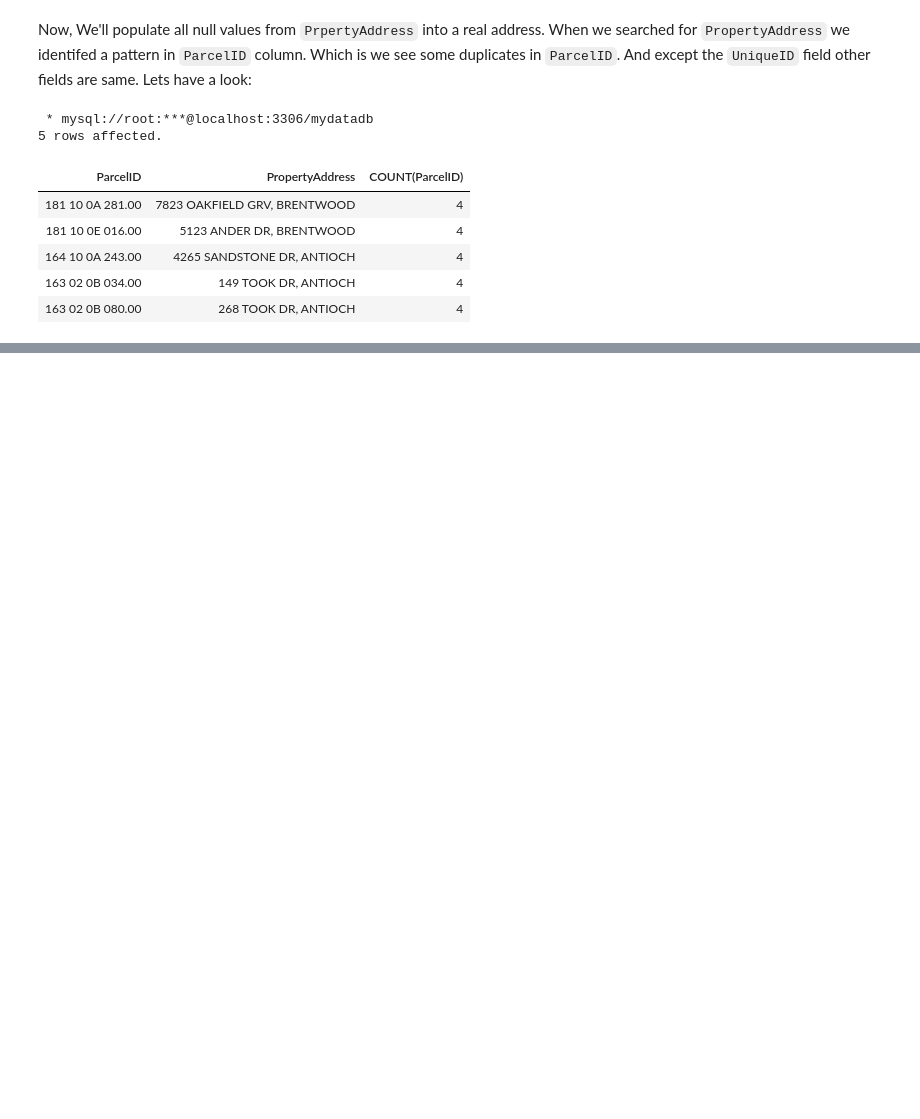
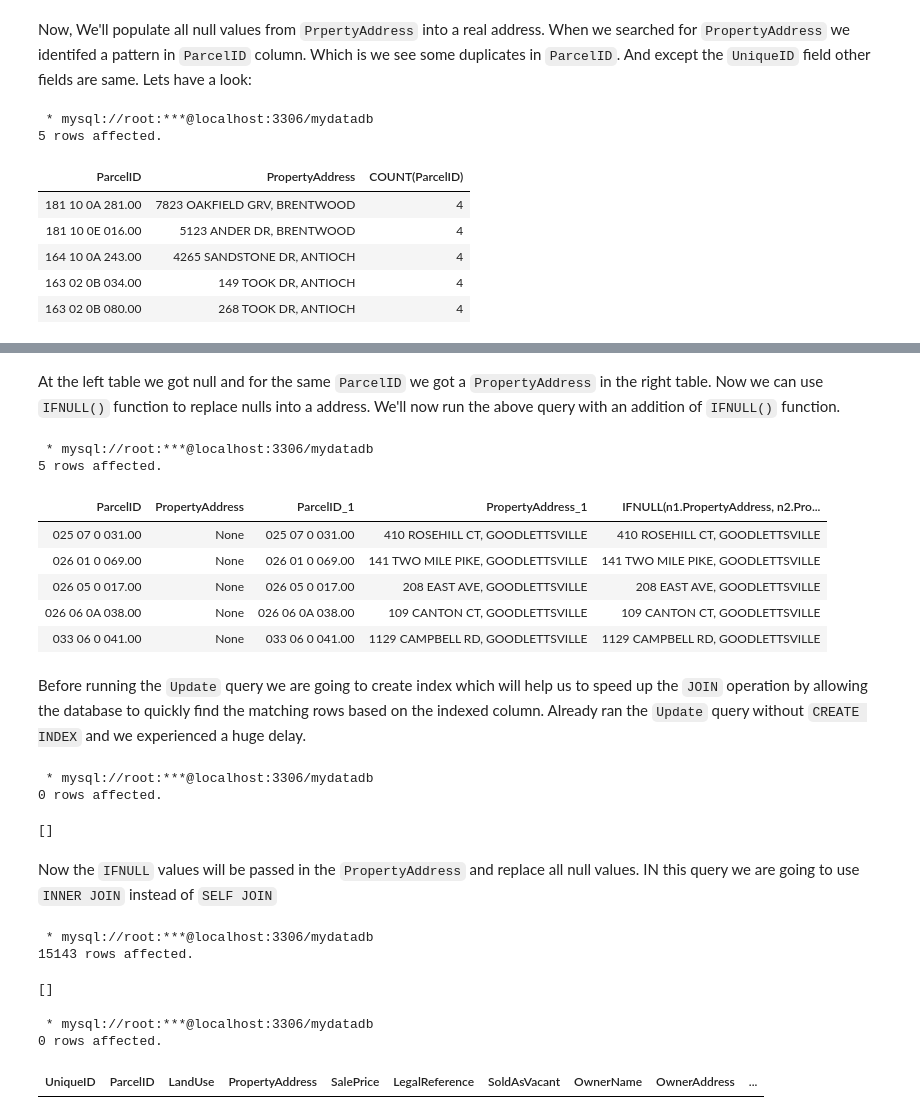
Before and after one commit to ncdas/Data_Cleaning_SQL-Nashville-Housing-Data, a Jupyter notebook: data_cleaning_nashville.ipynb, the cells around one changed output, grey strips where cells are left out. Saved outputs shown, nothing was run; the diff lists cells and outputs as text; code cells hidden in the pictures; blank space fills up the shorter version.

Commit message:
IFNUL Function

```diff
--- a/data_cleaning_nashville.ipynb
+++ b/data_cleaning_nashville.ipynb
@@ -173,0 +177,57 @@ LIMIT 5;
+# %% [markdown]
+At the left table we got null and for the same `ParcelID` we got a `PropertyAddress` in the right table. Now we can use `IFNULL()` function to replace nulls into a address. We'll now run the above query with an addition of `IFNULL()` function.
+# %%
+%%sql
+
+SELECT n1.ParcelID, n1.PropertyAddress, n2.ParcelID, n2.PropertyAddress, IFNULL(n1.PropertyAddress, n2.PropertyAddress)
+FROM Nashville_Housing_Data n1
+JOIN Nashville_Housing_Data n2
+    ON n1.ParcelID = n2.ParcelID
+    AND
+    n1.UniqueID <> n2.UniqueID
+WHERE n1.PropertyAddress is null
+LIMIT 5;
+# %% [output]
+ * mysql://root:***@localhost:3306/mydatadb
+5 rows affected.
+| ParcelID | PropertyAddress | ParcelID_1 | PropertyAddress_1 | IFNULL(n1.PropertyAddress, n2.Pro... |
+| 025 07 0 031.00 | None | 025 07 0 031.00 | 410 ROSEHILL CT, GOODLETTSVILLE | 410 ROSEHILL CT, GOODLETTSVILLE |
+| 026 01 0 069.00 | None | 026 01 0 069.00 | 141 TWO MILE PIKE, GOODLETTSVILLE | 141 TWO MILE PIKE, GOODLETTSVILLE |
+| 026 05 0 017.00 | None | 026 05 0 017.00 | 208 EAST AVE, GOODLETTSVILLE | 208 EAST AVE, GOODLETTSVILLE |
+| 026 06 0A 038.00 | None | 026 06 0A 038.00 | 109 CANTON CT, GOODLETTSVILLE | 109 CANTON CT, GOODLETTSVILLE |
+| 033 06 0 041.00 | None | 033 06 0 041.00 | 1129 CAMPBELL RD, GOODLETTSVILLE | 1129 CAMPBELL RD, GOODLETTSVILLE |
+# %% [markdown]
+Before running the `Update` query we are going to create index which will help us to speed up the `JOIN` operation by allowing the database to quickly find the matching rows based on the indexed column.  Already ran the `Update` query without `CREATE INDEX` and we experienced a huge delay.
+# %%
+%%sql
+
+CREATE INDEX idx_ParcelID ON Nashville_Housing_Data (ParcelID(20));
+# %% [output]
+ * mysql://root:***@localhost:3306/mydatadb
+0 rows affected.
+[]
+# %% [markdown]
+Now the `IFNULL` values will be passed in the `PropertyAddress` and replace all null values. IN this query we are going to use `INNER JOIN` instead of `SELF JOIN`
+# %%
+%%sql
+
+Update Nashville_Housing_Data n1
+INNER JOIN Nashville_Housing_Data n2
+    ON n1.ParcelID = n2.ParcelID
+    AND
+    n1.UniqueID <> n2.UniqueID
+SET n1.PropertyAddress = IFNULL(n1.PropertyAddress, n2.PropertyAddress);
+# %% [output]
+ * mysql://root:***@localhost:3306/mydatadb
+15143 rows affected.
+[]
+# %%
+%%sql
+
+SELECT *
+FROM Nashville_Housing_Data
+WHERE PropertyAddress is null;
+# %% [output]
+ * mysql://root:***@localhost:3306/mydatadb
+0 rows affected.
+| UniqueID | ParcelID | LandUse | PropertyAddress | SalePrice | LegalReference | SoldAsVacant | OwnerName | OwnerAddress | ... |
```
Also changed, not shown: parts of 6 cells of this notebook.
